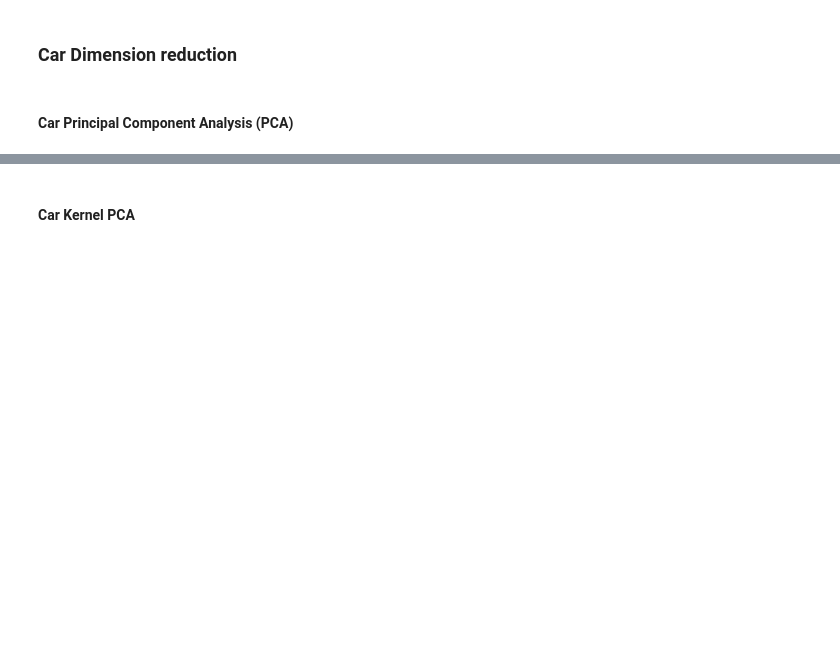
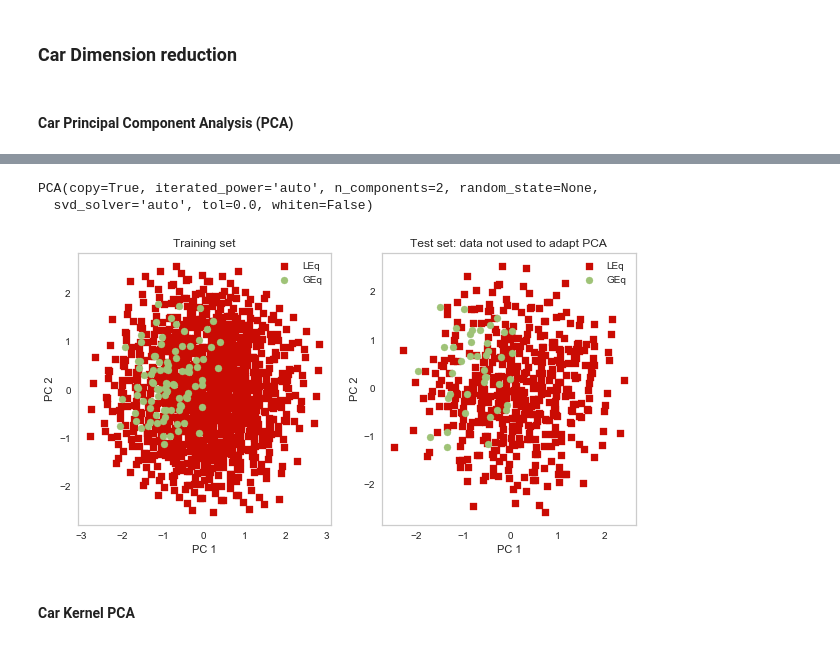
Before and after one commit to franciscommcunha/Data_Mining, a Jupyter notebook: scripts/Notebook1_separated.ipynb, the cells around one changed output, grey strips where cells are left out. Drawn from its saved outputs; the diff is of its cells as text; code cells hidden in the pictures; blank space fills up the shorter version.

```diff
--- a/scripts/Notebook1_separated.ipynb
+++ b/scripts/Notebook1_separated.ipynb
@@ -274,0 +306,10 @@ X_train_std = sc.transform(attributes_car)
+# %%
+# Only two components
+pca_car = PCA(n_components=2)
+X_car_train_pca = pca_car.fit_transform(X_car_train_std)
+print(pca_car)
+# %% [output]
+PCA(copy=True, iterated_power='auto', n_components=2, random_state=None,
+  svd_solver='auto', tol=0.0, whiten=False)
+# %%
+X_car_test_pca = pca_car.transform(X_car_test_std)
@@ -275,3 +319,40 @@ X_train_std = sc.transform(attributes_car)
+# %%
+plt.rcParams.update({'font.size': 10})
+fig, axes = plt.subplots(nrows=1, ncols=2, figsize=(10,5))
+axes = axes.ravel()
+ax = axes[0]
+ax.figure
+inx=(Y_car_train <= 2) # 1, 2
+inx=inx.ravel()
+ax.scatter(X_car_train_pca[inx,0],X_car_train_pca[inx,1],marker='s',color='r',label='LEq') # Less or Equal
+
+inx=(Y_car_train >= 3) # 3, 4
+inx=inx.ravel()
+ax.scatter(X_car_train_pca[inx,0],X_car_train_pca[inx,1],marker='o',color='g',label='GEq') # Great or Equal
+ax.set_title("Training set")
+ax.set_xlabel('PC 1')
+ax.set_ylabel('PC 2')
+ax.legend()
+ax.grid()
+
+ax = axes[1]
+ax.figure
+inx=(Y_car_test <= 2) # 1, 2
+inx=inx.ravel()
+ax.scatter(X_car_test_pca[inx,0],X_car_test_pca[inx,1],marker='s',color='r',label='LEq')
+inx=(Y_car_test >= 3) # 3, 4
+inx=inx.ravel()
+ax.scatter(X_car_test_pca[inx,0],X_car_test_pca[inx,1],marker='o',color='g',label='GEq')
+
+ax.set_title("Test set: data not used to adapt PCA")
+
+ax.legend()
+ax.grid()
+plt.xlabel('PC 1')
+plt.ylabel('PC 2')
+plt.show()
+# %% [output]
+[figure, added]
 # %% [markdown]
 #### Car Kernel PCA
 # %% [markdown]
```
Also changed, not shown: parts of 34 cells of this notebook.
